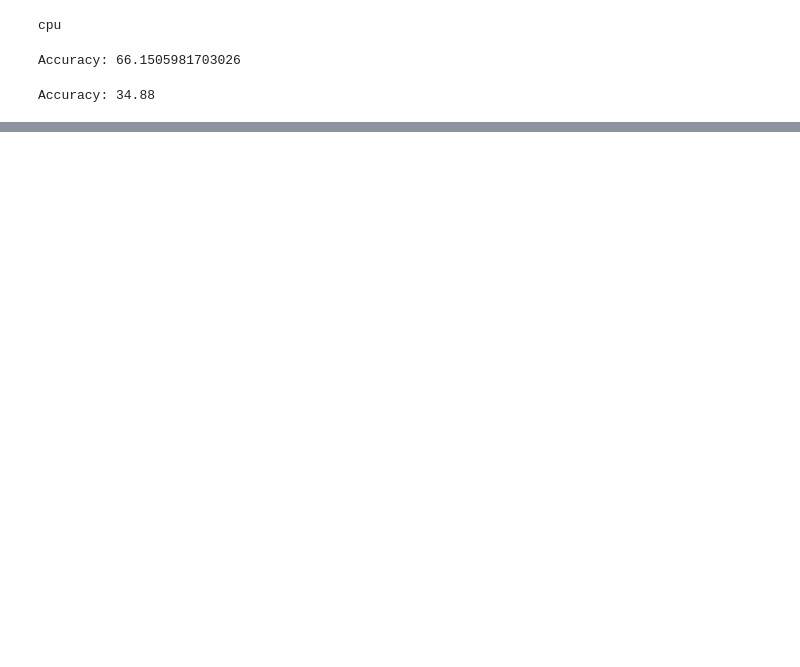
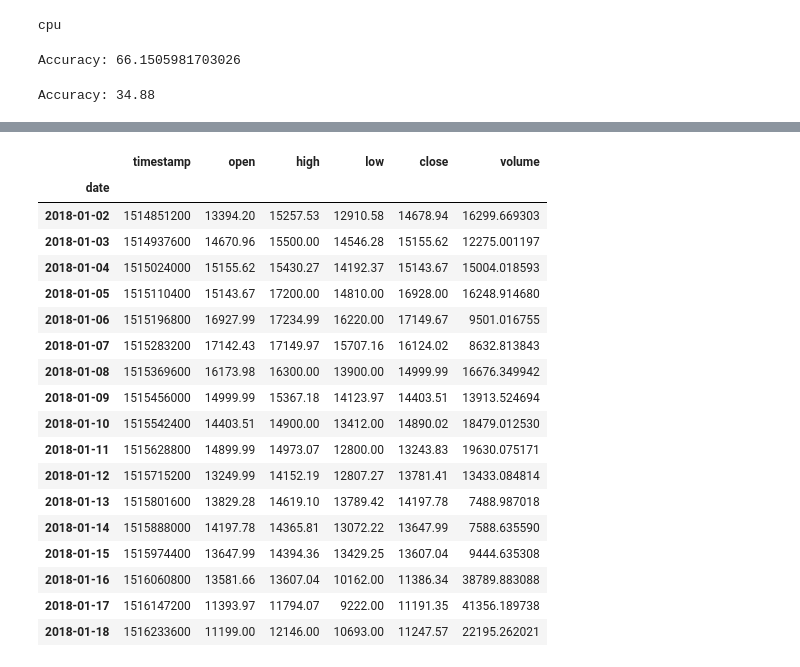
Before and after one commit to piotrdurniat/deep-neural-networks-lab, a Jupyter notebook: lab-11/lab11.ipynb, the cells around one changed output, grey strips where cells are left out. Drawn from its saved outputs; the diff is of its cells as text; code cells hidden in the pictures; blank space fills up the shorter version.

```diff
--- a/lab-11/lab11.ipynb
+++ b/lab-11/lab11.ipynb
@@ -366,0 +603,25 @@ Accuracy: 34.88
+# %%
+bitstamp_data_24h_filtered.set_index("date", inplace=True)
+bitstamp_data_24h_filtered.index = pd.to_datetime(bitstamp_data_24h_filtered.index)
+
+display(bitstamp_data_24h_filtered)
+# %% [output]
+|  | timestamp | open | high | low | close | volume |
+| date |  |  |  |  |  |  |
+| 2018-01-02 | 1514851200 | 13394.20 | 15257.53 | 12910.58 | 14678.94 | 16299.669303 |
+| 2018-01-03 | 1514937600 | 14670.96 | 15500.00 | 14546.28 | 15155.62 | 12275.001197 |
+| 2018-01-04 | 1515024000 | 15155.62 | 15430.27 | 14192.37 | 15143.67 | 15004.018593 |
+| 2018-01-05 | 1515110400 | 15143.67 | 17200.00 | 14810.00 | 16928.00 | 16248.914680 |
+| 2018-01-06 | 1515196800 | 16927.99 | 17234.99 | 16220.00 | 17149.67 | 9501.016755 |
+| 2018-01-07 | 1515283200 | 17142.43 | 17149.97 | 15707.16 | 16124.02 | 8632.813843 |
+| 2018-01-08 | 1515369600 | 16173.98 | 16300.00 | 13900.00 | 14999.99 | 16676.349942 |
+| 2018-01-09 | 1515456000 | 14999.99 | 15367.18 | 14123.97 | 14403.51 | 13913.524694 |
+| 2018-01-10 | 1515542400 | 14403.51 | 14900.00 | 13412.00 | 14890.02 | 18479.012530 |
+| 2018-01-11 | 1515628800 | 14899.99 | 14973.07 | 12800.00 | 13243.83 | 19630.075171 |
+| 2018-01-12 | 1515715200 | 13249.99 | 14152.19 | 12807.27 | 13781.41 | 13433.084814 |
+| 2018-01-13 | 1515801600 | 13829.28 | 14619.10 | 13789.42 | 14197.78 | 7488.987018 |
+| 2018-01-14 | 1515888000 | 14197.78 | 14365.81 | 13072.22 | 13647.99 | 7588.635590 |
+| 2018-01-15 | 1515974400 | 13647.99 | 14394.36 | 13429.25 | 13607.04 | 9444.635308 |
+| 2018-01-16 | 1516060800 | 13581.66 | 13607.04 | 10162.00 | 11386.34 | 38789.883088 |
+| 2018-01-17 | 1516147200 | 11393.97 | 11794.07 | 9222.00 | 11191.35 | 41356.189738 |
+| 2018-01-18 | 1516233600 | 11199.00 | 12146.00 | 10693.00 | 11247.57 | 22195.262021 |
```
Also changed, not shown: parts of 45 cells of this notebook, 7 other files.
